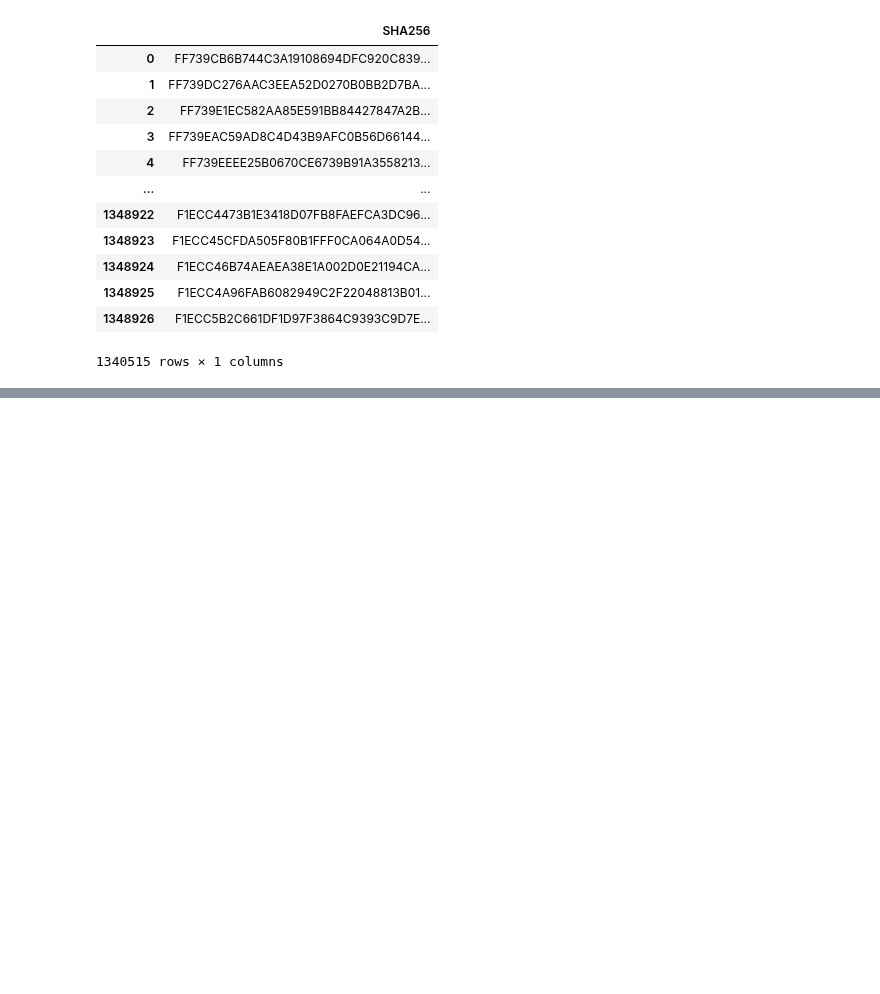
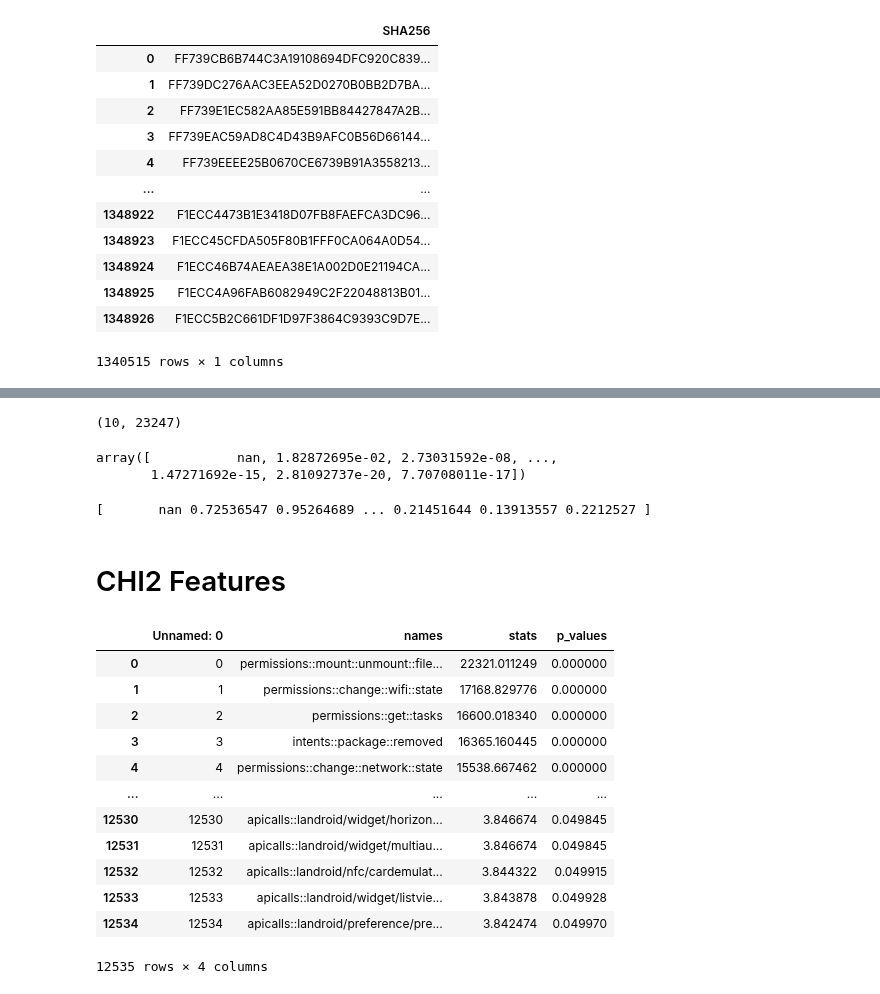
Before and after one commit to Malware-Hunter/MH-1M, a Jupyter notebook: notebooks/0-amex_processing.ipynb, the cells around one changed output, grey strips where cells are left out. Saved outputs shown, nothing was run; the diff lists cells and outputs as text; code cells hidden in the pictures; blank space fills up the shorter version.

```diff
--- a/notebooks/0-amex_processing.ipynb
+++ b/notebooks/0-amex_processing.ipynb
@@ -1400,0 +1416,9 @@ metadata[metadata['SHA256']==filter_dataset_sha256['SHA256'].iloc[0]]
+# %%
+chi2_scores_all.shape
+# %% [output]
+(10, 23247)
+# %%
+p_values_all[0]
+# %% [output]
+array([           nan, 1.82872695e-02, 2.73031592e-08, ...,
+       1.47271692e-15, 2.81092737e-20, 7.70708011e-17])
@@ -1400,0 +1429,27 @@ metadata[metadata['SHA256']==filter_dataset_sha256['SHA256'].iloc[0]]
+# %%
+print(p_values_significance)
+# %% [output]
+[       nan 0.72536547 0.95264689 ... 0.21451644 0.13913557 0.2212527 ]
+# %% [markdown]
+# CHI2 Features
+# %%
+mh100_chi2 = pd.read_csv(join(paths['resources'], 'mh100_chi2.csv'))
+mh100_chi2
+# mh100_chi2 = modify_column(df=mh100_chi2, column='names', feature_name='intent')
+# mh100_chi2 = modify_column(df=mh100_chi2, column='names', feature_name='permission')
+# mh100_chi2 = modify_column(df=mh100_chi2, column='names', feature_name='apicall')
+# mh100_chi2
+# %% [output]
+|  | Unnamed: 0 | names | stats | p_values |
+| 0 | 0 | permissions::mount::unmount::file... | 22321.011249 | 0.000000 |
+| 1 | 1 | permissions::change::wifi::state | 17168.829776 | 0.000000 |
+| 2 | 2 | permissions::get::tasks | 16600.018340 | 0.000000 |
+| 3 | 3 | intents::package::removed | 16365.160445 | 0.000000 |
+| 4 | 4 | permissions::change::network::state | 15538.667462 | 0.000000 |
+| ... | ... | ... | ... | ... |
+| 12530 | 12530 | apicalls::landroid/widget/horizon... | 3.846674 | 0.049845 |
+| 12531 | 12531 | apicalls::landroid/widget/multiau... | 3.846674 | 0.049845 |
+| 12532 | 12532 | apicalls::landroid/nfc/cardemulat... | 3.844322 | 0.049915 |
+| 12533 | 12533 | apicalls::landroid/widget/listvie... | 3.843878 | 0.049928 |
+| 12534 | 12534 | apicalls::landroid/preference/pre... | 3.842474 | 0.049970 |
+12535 rows × 4 columns
```
Also changed, not shown: parts of 37 cells of this notebook, 54 other files.
